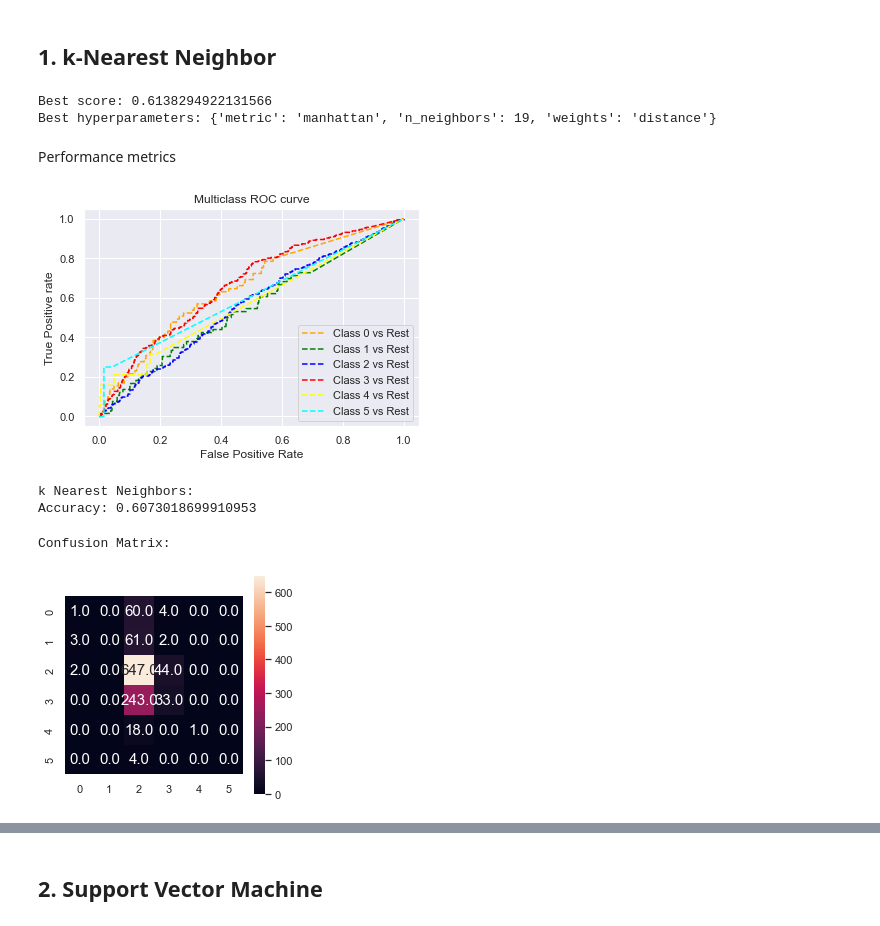
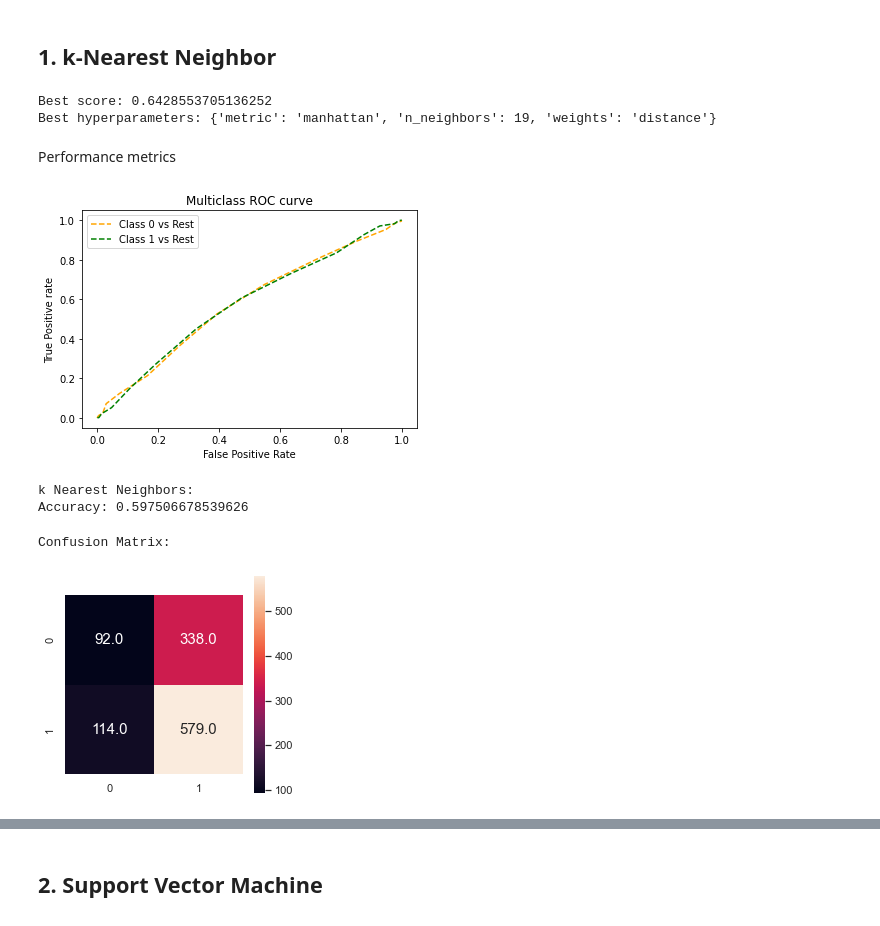
Before and after one commit to Anran0716/musa650-final, a Jupyter notebook: script/3_ML_predict cause.ipynb, the cells around one changed output, grey strips where cells are left out. Saved outputs shown, nothing was run; the diff lists cells and outputs as text; code cells hidden in the pictures.

Commit message:
revise the code, not categorize variable yet

```diff
--- a/script/3_ML_predict cause.ipynb
+++ b/script/3_ML_predict cause.ipynb
@@ -96,19 +119,12 @@ def landuse_cal(landuse_befo):
         return 'water'
 # %%
 #label each type (Y variable)
+#this time just categorize into two types, soil/rock cut or not
 def cause_cal(cause_type):
-    if cause_type == "Retaining Wall (Masonry)" or cause_type == "Retaining Wall" or cause_type == "Retaining Wall (Concrete)" or cause_type == "Retaining Wall (Brick)" or cause_type == "Retaining Wall (Reinforced Concrete)":
+    if cause_type == "Soil Cut" or cause_type == "Soil cut" or cause_type == "Soil/Rock Cut" or cause_type == "Rock Cut" or cause_type == "Soil/rock cut":
+        return 1
+    else :
         return 0
-    if cause_type == "Fill Slope":
-        return 1
-    if cause_type == "Soil Cut" or cause_type == "Soil cut" or cause_type == "Soil/Rock Cut" or cause_type == "Rock Cut" or cause_type == "Soil/rock cut":
-        return 2
-    if cause_type == "Disturbed Terrain" or cause_type == "Disturbed terrain":
-        return 4
-    if cause_type == "Natural Hillside":
-        return 3
-    else :
-        return 5
 # %%
 #classify Y variables
 data['FEATTYPE'] = data['FEATTYPE'].apply(cause_cal)
@@ -134,8 +145,5 @@ data.head()
-# %%
-#delete FACAFF otherwise too much X variables
-data=data.drop(['FACAFF'], axis=1)
 # %%
-df2 = pd.get_dummies(data, columns=['Main_Rock_','Period','landuse'])
+df2 = pd.get_dummies(data, columns=['Main_Rock_','Period','landuse','FACAFF'])
 df2.loc[df2['Label']==0,'SCALE']=0
 #check na value
 df2.isnull().sum()
@@ -175,5 +183,5 @@ df2
 # %%
-col= df2.columns[pd.np.r_[1:5,6:32]]
+col= df2.columns[pd.np.r_[1:5,6:405]]
 print(col)
 #get x value
 x = np.array(df2[col])
@@ -288,7 +292,7 @@ weights = grid.best_estimator_.weights
 print('Best score:', grid.best_score_)
 print('Best hyperparameters:',grid.best_params_)
 # %% [output]
-Best score: 0.6138294922131566
+Best score: 0.6428553705136252
 Best hyperparameters: {'metric': 'manhattan', 'n_neighbors': 19, 'weights': 'distance'}
 # %% [markdown]
 Performance metrics
@@ -302,7 +306,7 @@ fpr = {}
 tpr = {}
 thresh ={}
 
-n_class = 6
+n_class = 2
 
 for i in range(n_class):
     fpr[i], tpr[i], thresh[i] = roc_curve(y_test, knn_proba[:,i], pos_label=i)
@@ -310,10 +314,6 @@ for i in range(n_class):
 # plotting
 plt.plot(fpr[0], tpr[0], linestyle='--',color='orange', label='Class 0 vs Rest')
 plt.plot(fpr[1], tpr[1], linestyle='--',color='green', label='Class 1 vs Rest')
-plt.plot(fpr[2], tpr[2], linestyle='--',color='blue', label='Class 2 vs Rest')
-plt.plot(fpr[3], tpr[3], linestyle='--',color='red', label='Class 3 vs Rest')
-plt.plot(fpr[4], tpr[4], linestyle='--',color='yellow', label='Class 4 vs Rest')
-plt.plot(fpr[5], tpr[5], linestyle='--',color='aqua', label='Class 5 vs Rest')
 
 plt.title('Multiclass ROC curve')
 plt.xlabel('False Positive Rate')
@@ -321,5 +321,5 @@ plt.ylabel('True Positive rate')
 plt.legend(loc='best')
 plt.savefig('Multiclass ROC',dpi=300);
 # %% [output]
-[figure, old version]
+[figure, new version]
 # %%
@@ -332,21 +332,21 @@ print('Accuracy:',knn_acc)
 #print('ROC AUC=%.4f' % (knn_roc_auc))
 # %% [output]
 k Nearest Neighbors:
-Accuracy: 0.6073018699910953
+Accuracy: 0.597506678539626
 # %%
 array = confusion_matrix(y_test, knn_pred)
 
-knn_cm = pd.DataFrame(array, range(6), range(6))
+knn_cm = pd.DataFrame(array, range(2), range(2))
 
 plt.figure(figsize=(4,4))
 sns.set(font_scale=1) # for label size
 sns.heatmap(knn_cm, annot=True, annot_kws={"size": 15}, cbar=True, square= True, fmt='.1f') # font size
 
 print('Confusion Matrix:')
 plt.show()
 # %% [output]
 Confusion Matrix:
-[figure, old version]
+[figure, new version]
 # %%
 for i in range(n_class):
     print(i)
```
Also changed, not shown: parts of 23 cells of this notebook, 1 other file.
